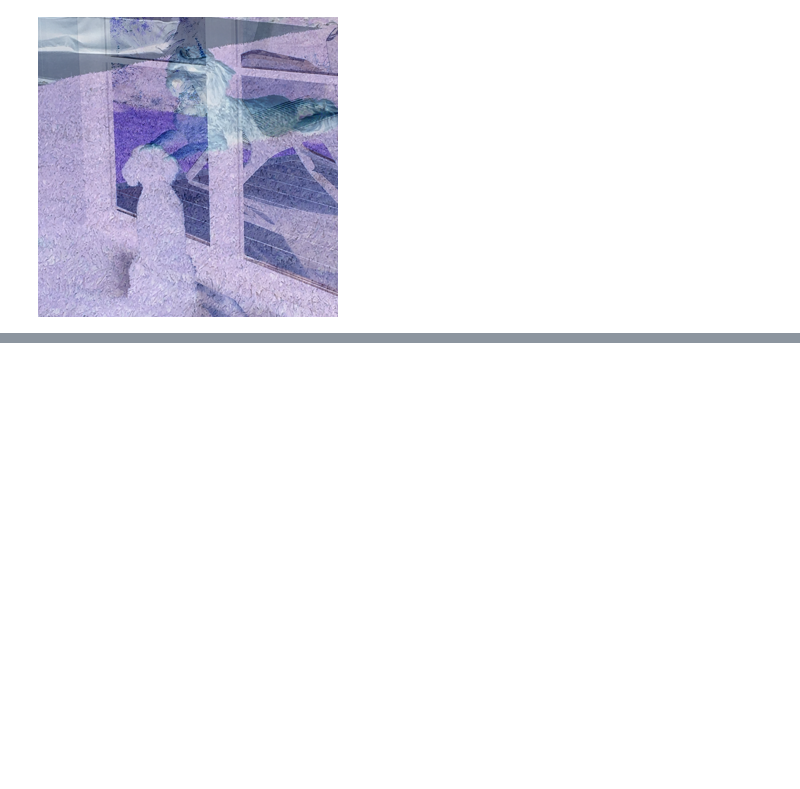
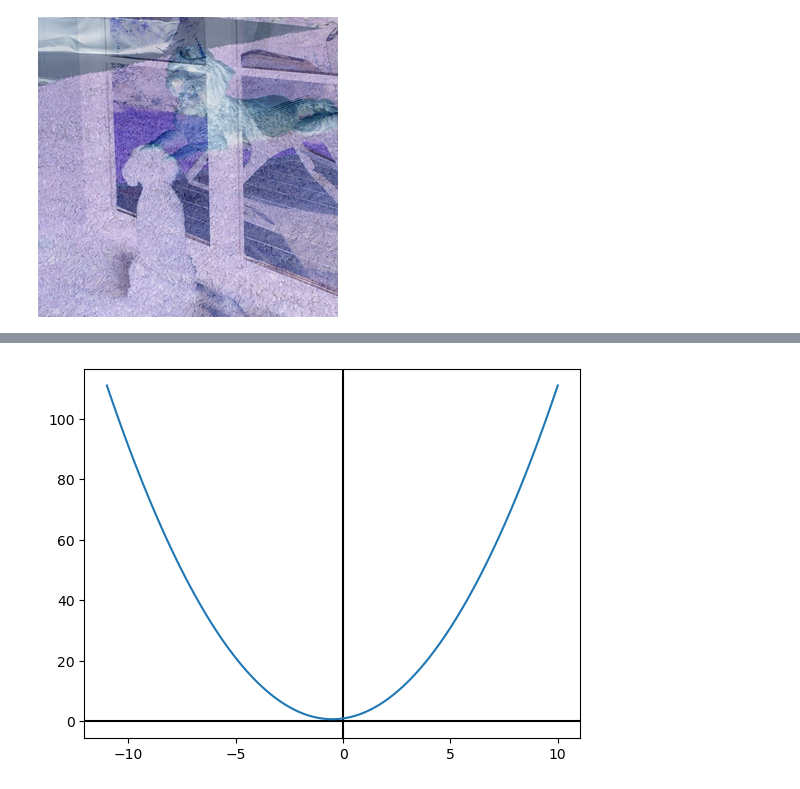
Before and after one commit to Brailor/Math-for-Programmers, a Jupyter notebook: Chapter_06/own.ipynb, the cells around one changed output, grey strips where cells are left out. Cells and saved outputs as stored; diff of their text form; code cells hidden in the pictures; blank space fills up the shorter version.

```diff
--- a/Chapter_06/own.ipynb
+++ b/Chapter_06/own.ipynb
@@ -95,0 +83,6 @@ Called Function with *args=(10.0,) **kwds={}
+# %%
+f = QuadraticFunciton(1, 1, 1)
+
+plot([f], -11, 10)
+# %% [output]
+[figure, added]
```
Also changed, not shown: parts of 7 cells of this notebook, 3 other files.
